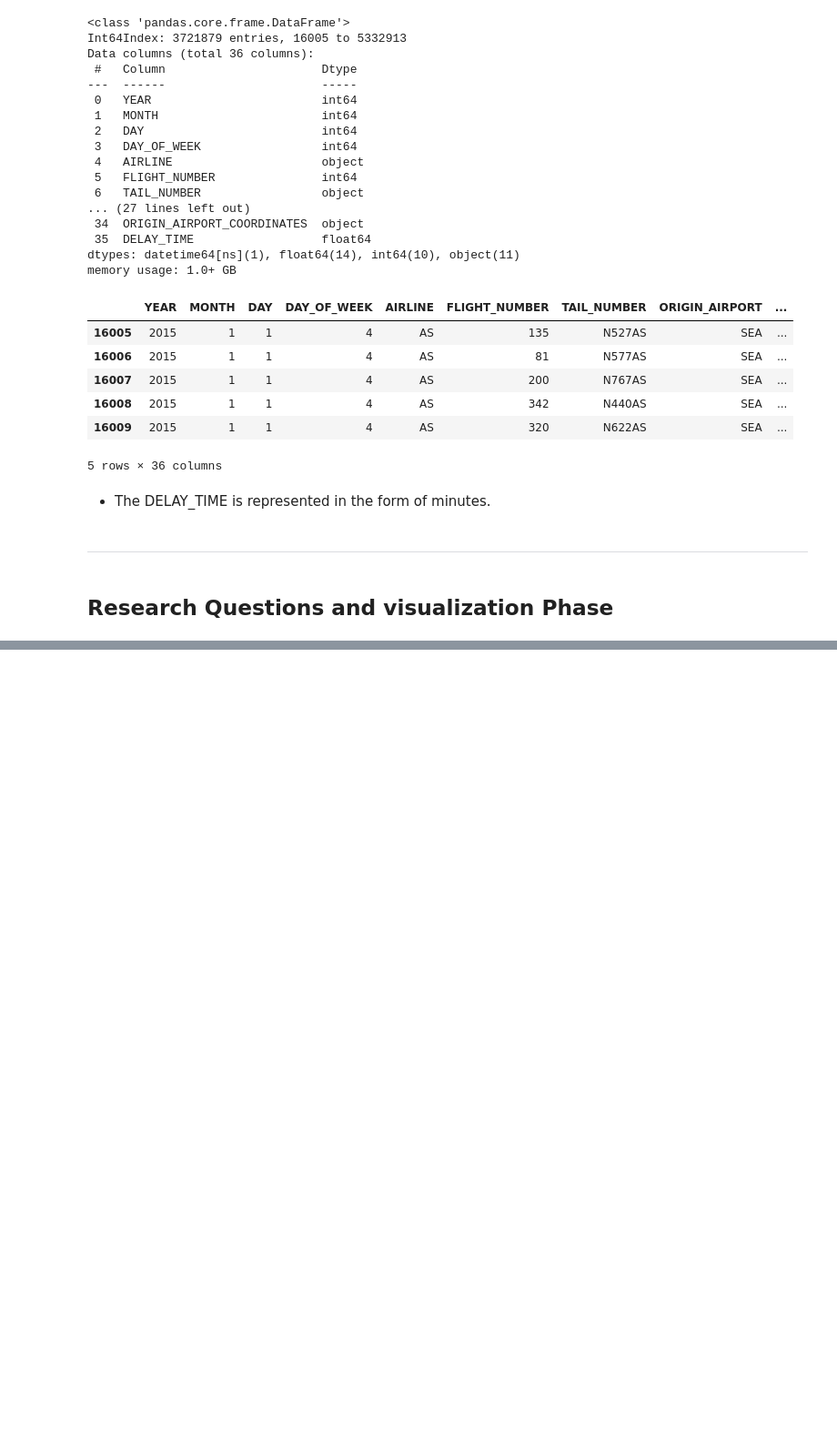
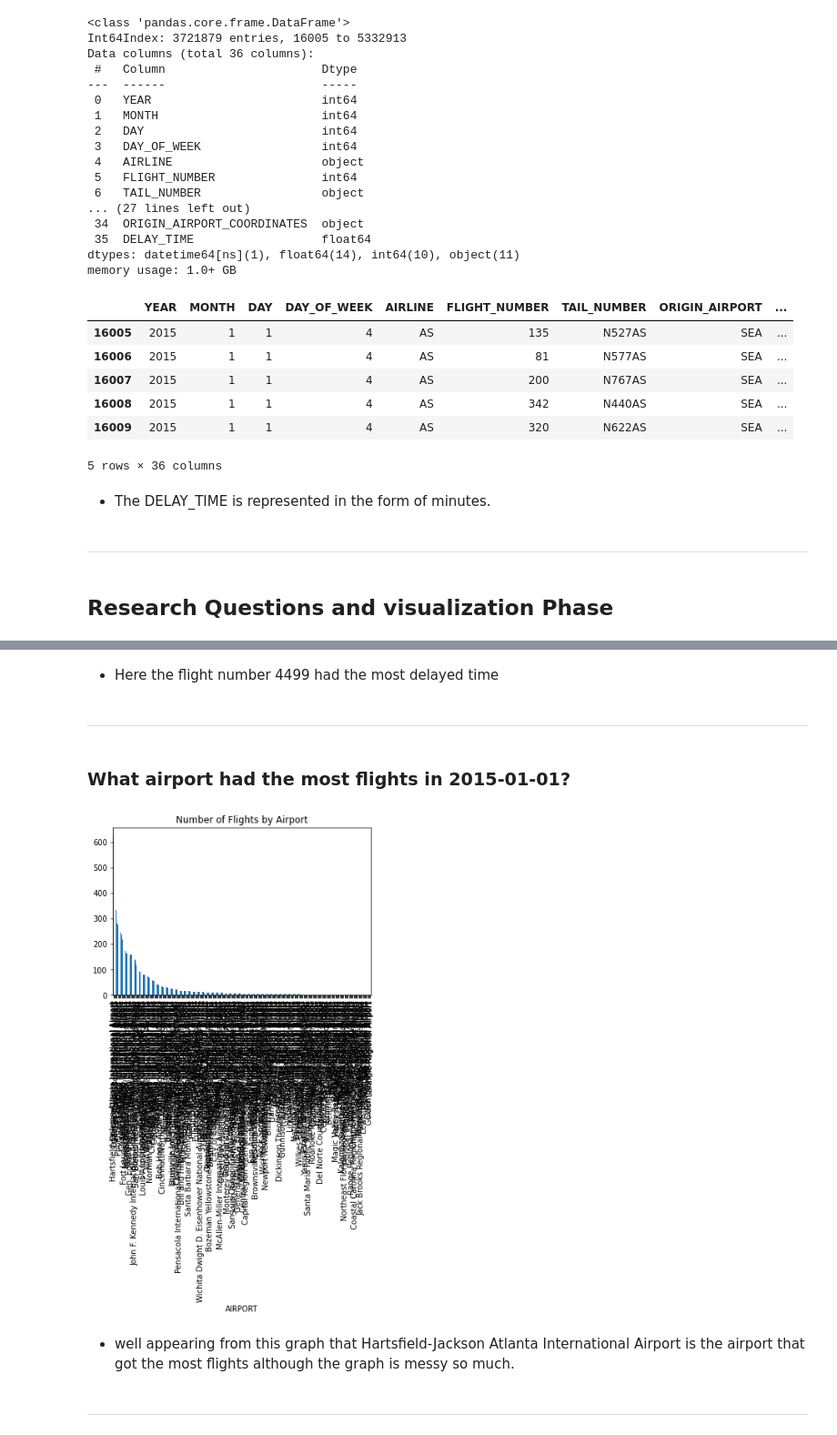
Before and after one commit to omarabdullah107/Data_Engineering_Project_2, a Jupyter notebook: DE_P2.ipynb, the cells around one changed output, grey strips where cells are left out. Shown at 91% size. Drawn from its saved outputs; the diff is of its cells as text; code cells hidden in the pictures; blank space fills up the shorter version.

```diff
--- a/DE_P2.ipynb
+++ b/DE_P2.ipynb
@@ -918,0 +951,33 @@ merged_dataframes_new.head()
+# %% [markdown]
+- Here the flight number 4499 had the most delayed time
+# %% [markdown]
+***
+# %% [markdown]
+### What airport had the most flights in 2015-01-01?
+# %%
+# Filter the data to include only flights on a specific date
+df = merged_dataframes_new[merged_dataframes_new['DATE'] == '2015-01-01']
+
+# Group the data by 'airport' and count the number of flights for each airport
+df_by_airport = df.groupby('AIRPORT').FLIGHT_NUMBER.count()
+
+
+# Sort the data by the number of flights in descending order
+df_by_airport = df_by_airport.sort_values( ascending=False)
+
+# Select the top 15 airports
+df_top_15 = df_by_airport[:15]
+# Slice the dataframe to include only the first half of the airports
+#df_by_airport = df_by_airport[:len(df_by_airport)//2]
+
+# Plot the data as a bar chart
+df_by_airport.plot(kind='bar', x='AIRPORT', y='FLIGHT_NUMBER', title='Number of Flights by Airport')
+
+# Show the plot
+plt.show()
+# %% [output]
+[figure, added]
+# %% [markdown]
+- well appearing from this graph that Hartsfield-Jackson Atlanta International Airport is the airport that got the most flights although the graph is messy so much.
+# %% [markdown]
+***
```
Also changed, not shown: parts of 8 cells of this notebook.
